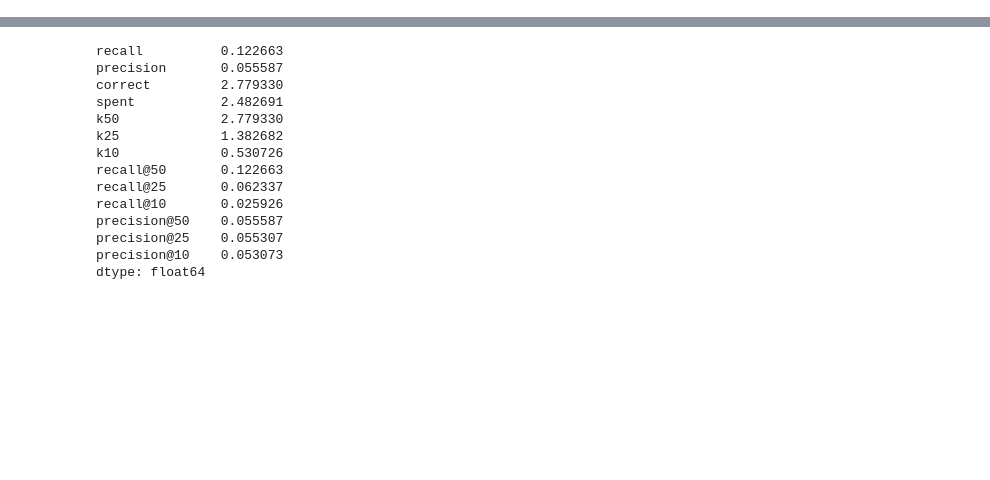
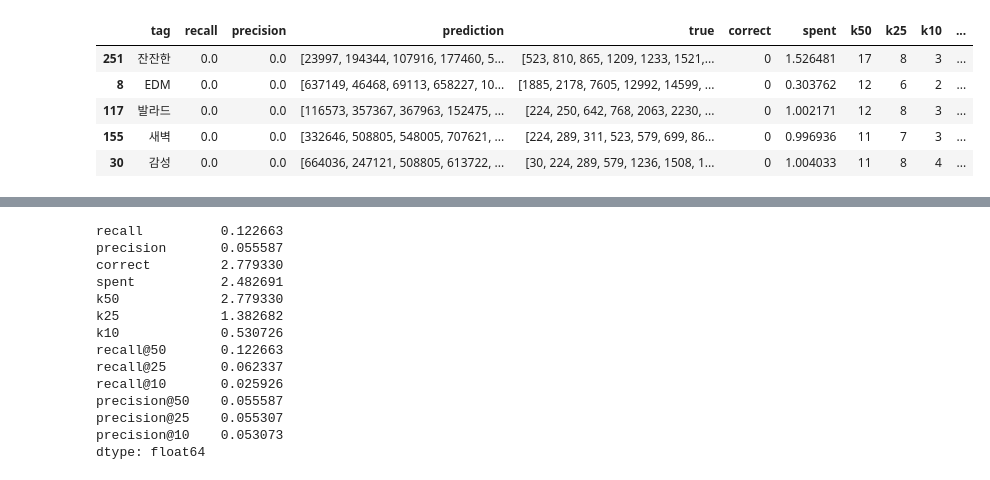
Before and after one commit to csy1204/Capstone-project-2020-Fall, a Jupyter notebook: result/result.ipynb, the cells around one changed output, grey strips where cells are left out. Drawn from its saved outputs; the diff is of its cells as text; code cells hidden in the pictures; blank space fills up the shorter version.

```diff
--- a/result/result.ipynb
+++ b/result/result.ipynb
@@ -38,0 +29,9 @@ df_result_all.head()
+# %%
+df_result_v2.sort_values('k50',ascending=False).head(5)
+# %% [output]
+|  | tag | recall | precision | prediction | true | correct | spent | k50 | k25 | k10 | ... |
+| 251 | 잔잔한 | 0.0 | 0.0 | [23997, 194344, 107916, 177460, 5... | [523, 810, 865, 1209, 1233, 1521,... | 0 | 1.526481 | 17 | 8 | 3 | ... |
+| 8 | EDM | 0.0 | 0.0 | [637149, 46468, 69113, 658227, 10... | [1885, 2178, 7605, 12992, 14599, ... | 0 | 0.303762 | 12 | 6 | 2 | ... |
+| 117 | 발라드 | 0.0 | 0.0 | [116573, 357367, 367963, 152475, ... | [224, 250, 642, 768, 2063, 2230, ... | 0 | 1.002171 | 12 | 8 | 3 | ... |
+| 155 | 새벽 | 0.0 | 0.0 | [332646, 508805, 548005, 707621, ... | [224, 289, 311, 523, 579, 699, 86... | 0 | 0.996936 | 11 | 7 | 3 | ... |
+| 30 | 감성 | 0.0 | 0.0 | [664036, 247121, 508805, 613722, ... | [30, 224, 289, 579, 1236, 1508, 1... | 0 | 1.004033 | 11 | 8 | 4 | ... |
```
Also changed, not shown: parts of 21 cells of this notebook, 5 other files.
